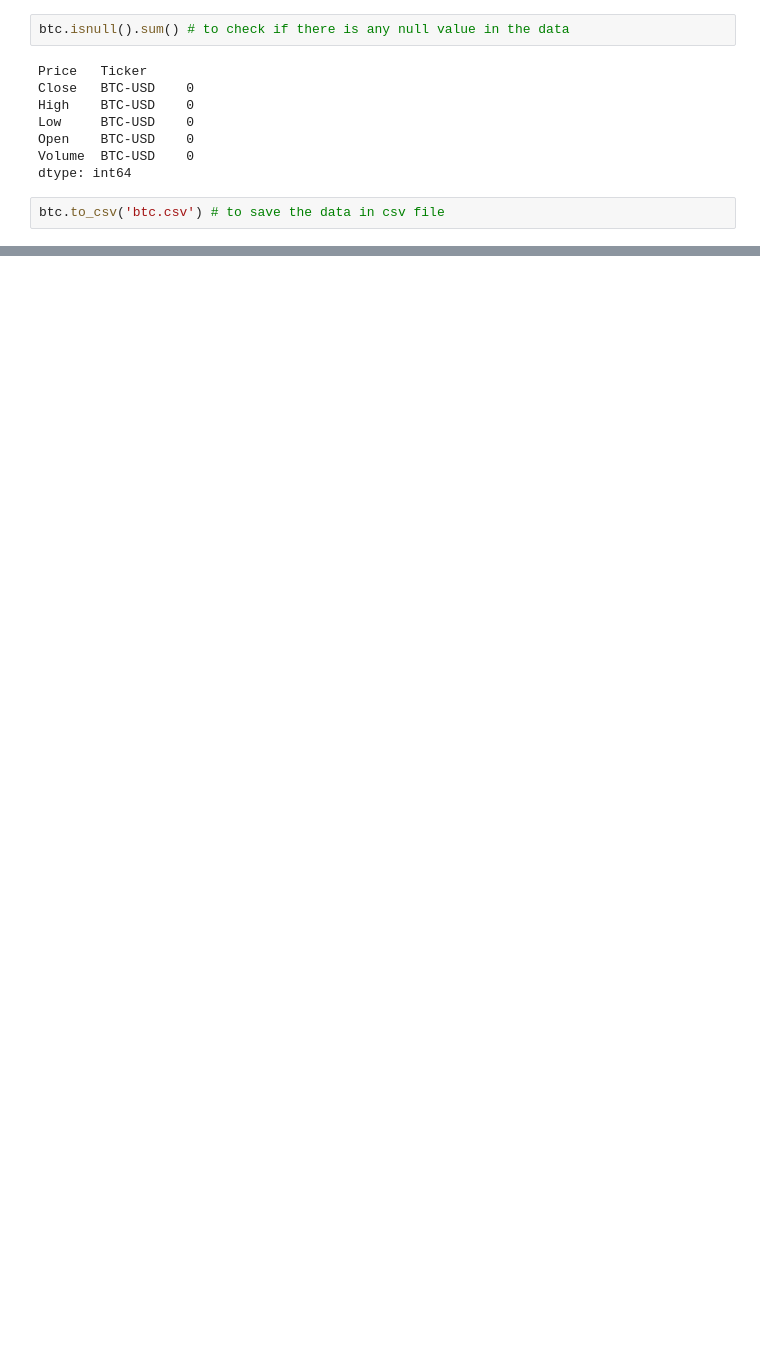
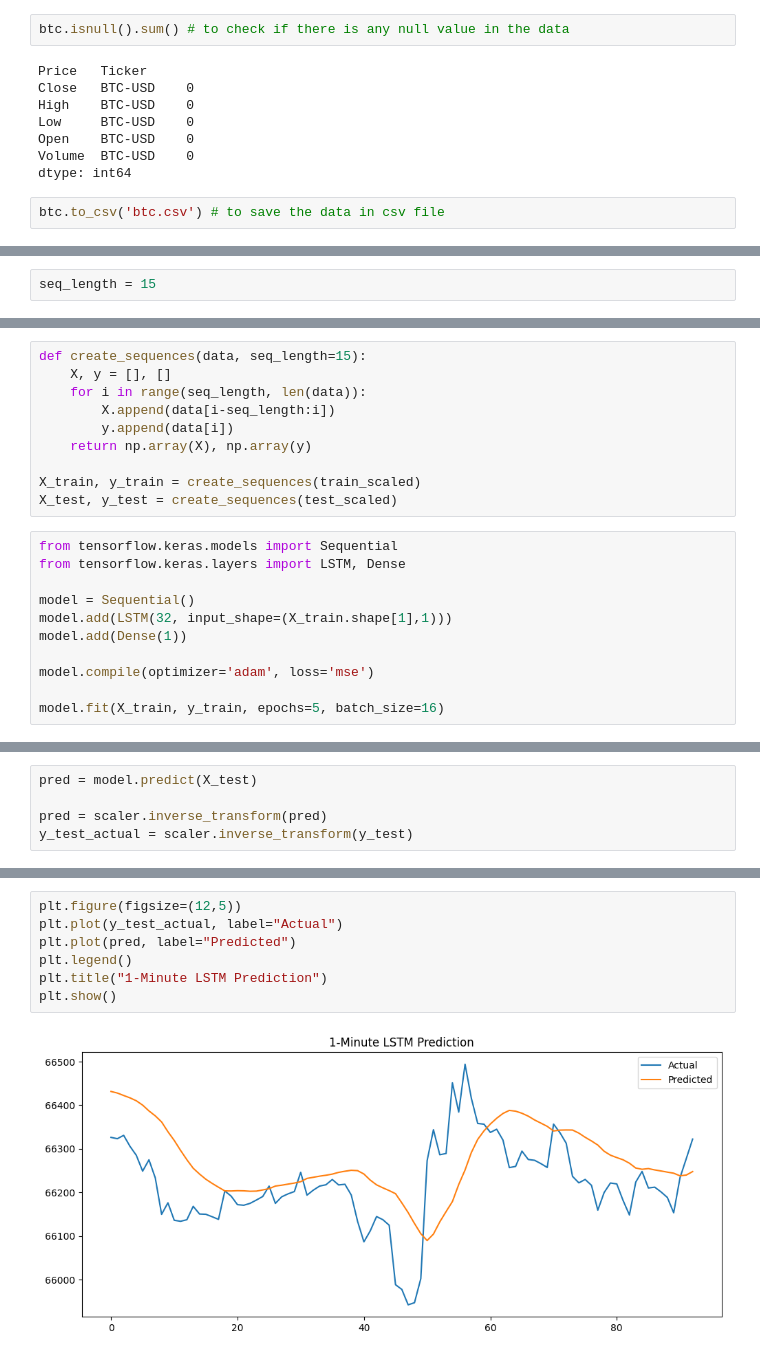
Before and after one commit to karamjass/CryptoCurrency-dashboard, a Jupyter notebook: model.ipynb, the cells around one changed output, grey strips where cells are left out. Saved outputs shown, nothing was run; the diff lists cells and outputs as text; blank space fills up the shorter version.

```diff
--- a/model.ipynb
+++ b/model.ipynb
@@ -328,0 +70,2 @@ joblib.dump(model_lstm, 'lstm_model.pkl') # to save the lstm
+# %%
+seq_length = 15
@@ -328,0 +87,21 @@ joblib.dump(model_lstm, 'lstm_model.pkl') # to save the lstm
+# %%
+def create_sequences(data, seq_length=15):
+    X, y = [], []
+    for i in range(seq_length, len(data)):
+        X.append(data[i-seq_length:i])
+        y.append(data[i])
+    return np.array(X), np.array(y)
+
+X_train, y_train = create_sequences(train_scaled)
+X_test, y_test = create_sequences(test_scaled)
+# %%
+from tensorflow.keras.models import Sequential
+from tensorflow.keras.layers import LSTM, Dense
+
+model = Sequential()
+model.add(LSTM(32, input_shape=(X_train.shape[1],1)))
+model.add(Dense(1))
+
+model.compile(optimizer='adam', loss='mse')
+
+model.fit(X_train, y_train, epochs=5, batch_size=16)
@@ -328,0 +120,5 @@ joblib.dump(model_lstm, 'lstm_model.pkl') # to save the lstm
+# %%
+pred = model.predict(X_test)
+
+pred = scaler.inverse_transform(pred)
+y_test_actual = scaler.inverse_transform(y_test)
@@ -328,0 +127,9 @@ joblib.dump(model_lstm, 'lstm_model.pkl') # to save the lstm
+# %%
+plt.figure(figsize=(12,5))
+plt.plot(y_test_actual, label="Actual")
+plt.plot(pred, label="Predicted")
+plt.legend()
+plt.title("1-Minute LSTM Prediction")
+plt.show()
+# %% [output]
+[figure, added]
```
Also changed, not shown: parts of 35 cells of this notebook.
